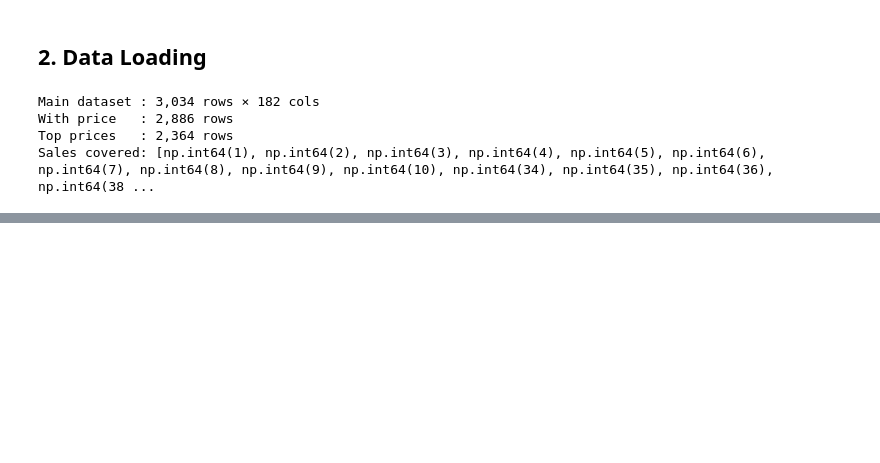
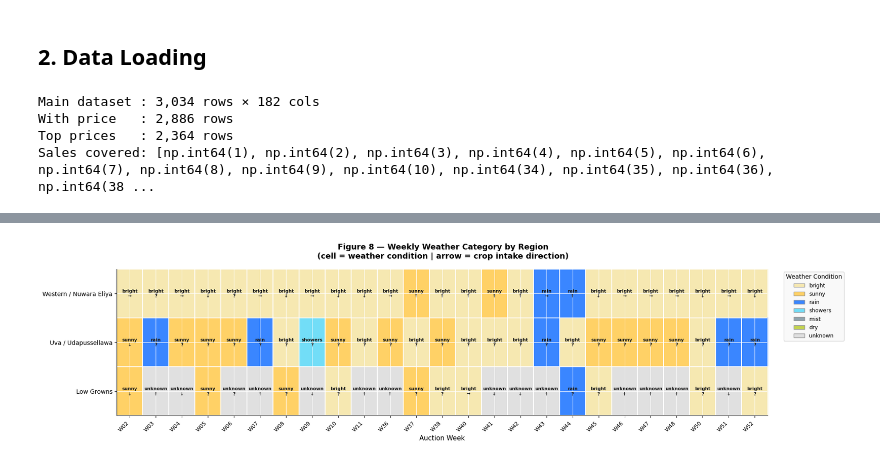
Before and after one commit to hesandism/data-analysis-for-tea-industry, a Jupyter notebook: notebooks/tea_eda_extended.ipynb, the cells around one changed output, grey strips where cells are left out. Saved outputs shown, nothing was run; the diff lists cells and outputs as text; code cells hidden in the pictures; blank space fills up the shorter version.

```diff
--- a/notebooks/tea_eda_extended.ipynb
+++ b/notebooks/tea_eda_extended.ipynb
@@ -59,6 +62,8 @@ TOP_PRICES   = _ROOT / 'data' / 'Interim'   / '07_top_prices.csv'
 FIGURES_DIR  = _ROOT / 'reports' / 'figures'
 FIGURES_DIR.mkdir(parents=True, exist_ok=True)
 
+WEATHER_CSV  = _ROOT / 'data' / 'Interim'   / '09_weather_features.csv'
+
 df       = pd.read_csv(PREPROCESSED)
 df_price = df.dropna(subset=['price_mid_lkr']).copy()
 top      = pd.read_csv(TOP_PRICES)
@@ -74,0 +90,87 @@ Sales covered: [np.int64(1), np.int64(2), np.int64(3), np.int64(4), np.int64(5),
+# %%
+weather_df = pd.read_csv(WEATHER_CSV)
+weather_df['auction_date'] = pd.to_datetime(weather_df['auction_date'], errors='coerce')
+weather_df = weather_df.dropna(subset=['auction_date', 'region_label']).copy()
+
+def normalize_region(label):
+    label = str(label).lower()
+    if 'western' in label or 'nuwara' in label: return 'Western / Nuwara Eliya'
+    if 'uva' in label or 'udapussellawa' in label: return 'Uva / Udapussellawa'
+    if 'low' in label: return 'Low Growns'
+    return label.title()
+
+def classify_weather(row):
+    combined = str(row.get('text_keywords','')).lower() + ' ' + str(row.get('text_raw_summary','')).lower()
+    if 'bright'  in combined: return 'bright'
+    if 'sunny'   in combined: return 'sunny'
+    if 'rain'    in combined: return 'rain'
+    if 'shower'  in combined: return 'showers'
+    if 'mist'    in combined: return 'mist'
+    if 'dry'     in combined: return 'dry'
+    return 'unknown'
+
+def mode_or_unknown(series):
+    vals = series.dropna()
+    if vals.empty: return 'unknown'
+    return vals.mode().iloc[0]
+
+def crop_arrow(v):
+    return {'increase':'↑','decrease':'↓','steady':'→',
+            'unchanged':'→','maintained':'→','similar':'→'}.get(str(v).strip().lower(),'?')
+
+weather_df['region_group']     = weather_df['region_label'].apply(normalize_region)
+weather_df['weather_category'] = weather_df.apply(classify_weather, axis=1)
+weather_df['iso_week']         = weather_df['auction_date'].dt.isocalendar().week.astype(int)
+weather_df['week_label']       = weather_df['iso_week'].apply(lambda w: f'W{w:02d}')
+
+region_order = ['Western / Nuwara Eliya', 'Uva / Udapussellawa', 'Low Growns']
+week_order   = (weather_df[['iso_week','week_label']].drop_duplicates()
+                .sort_values('iso_week')['week_label'].tolist())
+
+weather_pivot = (weather_df.pivot_table(index='region_group', columns='week_label',
+                 values='weather_category', aggfunc=mode_or_unknown)
+                 .reindex(index=region_order).reindex(columns=week_order))
+crop_pivot    = (weather_df.pivot_table(index='region_group', columns='week_label',
+                 values='text_crop_change', aggfunc=mode_or_unknown)
+                 .reindex(index=region_order).reindex(columns=week_order))
+
+category_order   = ['bright','sunny','rain','showers','mist','dry','unknown']
+category_to_code = {cat: i for i, cat in enumerate(category_order)}
+heat_values      = weather_pivot.fillna('unknown').replace(category_to_code)
+colors           = ['#f6e8b1','#ffd166','#3a86ff','#72ddf7','#90a4ae','#c3d350','#e0e0e0']
+cmap             = ListedColormap(colors)
+
+fig, ax = plt.subplots(figsize=(max(10, 0.75 * len(week_order)), 4.8))
+fig.suptitle('Figure 8 — Weekly Weather Category by Region\n'
+             '(cell = weather condition | arrow = crop intake direction)',
+             fontsize=13, fontweight='bold')
+
+ax.imshow(heat_values.values.astype(float), aspect='auto',
+          cmap=cmap, vmin=0, vmax=len(category_order)-1)
+ax.set_xticks(np.arange(len(week_order)))
+ax.set_xticklabels(week_order, rotation=45, ha='right', fontsize=9)
+ax.set_yticks(np.arange(len(region_order)))
+ax.set_yticklabels(region_order, fontsize=10)
+ax.set_xlabel('Auction Week', fontsize=11)
+
+for i, region in enumerate(region_order):
+    for j, week in enumerate(week_order):
+        cat   = str(weather_pivot.loc[region, week]) if week in weather_pivot.columns else 'unknown'
+        arrow = crop_arrow(str(crop_pivot.loc[region, week]) if week in crop_pivot.columns else 'unknown')
+        ax.text(j, i, f'{cat}\n{arrow}', ha='center', va='center', fontsize=7.5,
+                color='#1a1a1a', fontweight='bold')
+
+ax.set_xticks(np.arange(-0.5, len(week_order), 1), minor=True)
+ax.set_yticks(np.arange(-0.5, len(region_order), 1), minor=True)
+ax.grid(which='minor', color='white', linewidth=1.5)
+ax.tick_params(which='minor', bottom=False, left=False)
+ax.legend(handles=[Patch(facecolor=colors[i], edgecolor='#999', label=category_order[i])
+                   for i in range(len(category_order))],
+          title='Weather Condition', bbox_to_anchor=(1.02, 1), loc='upper left', fontsize=9)
+
+plt.tight_layout()
+plt.savefig(FIGURES_DIR / 'fig8_weather_heatmap.png', dpi=150, bbox_inches='tight')
+plt.show()
+print('Figure 8 saved')
+# %% [output]
+[figure, added]
```
Also changed, not shown: parts of 13 cells of this notebook.
